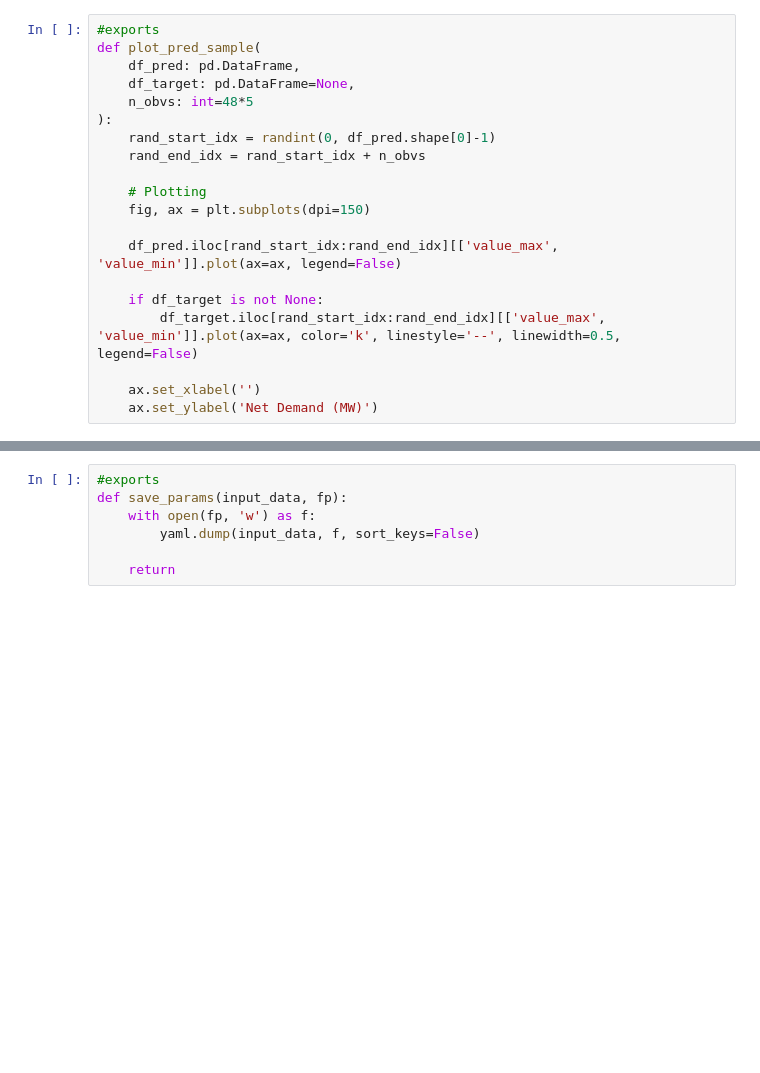
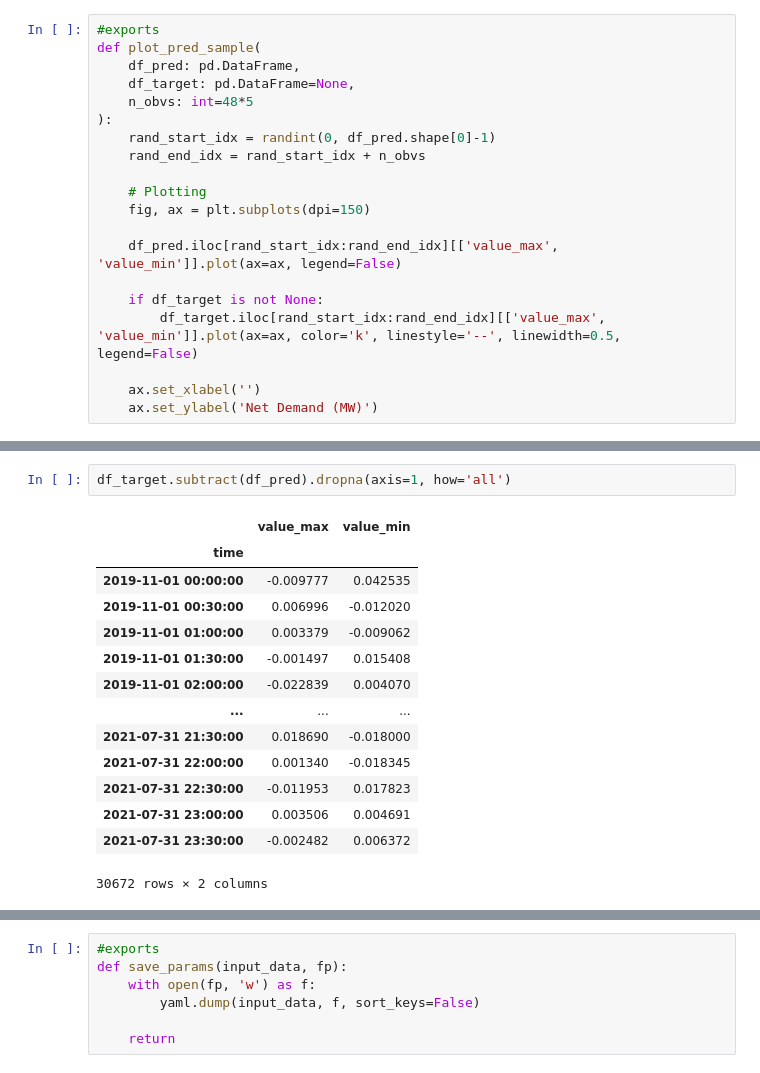
Before and after one commit to AyrtonB/WPD-Hackathon, a Jupyter notebook: nbs/04-model-suite.ipynb, the cells around one changed output, grey strips where cells are left out. Drawn from its saved outputs; the diff is of its cells as text; blank space fills up the shorter version.

```diff
--- a/nbs/04-model-suite.ipynb
+++ b/nbs/04-model-suite.ipynb
@@ -316,0 +334,17 @@ plot_pred_sample(df_pred, df_target)
+# %%
+df_target.subtract(df_pred).dropna(axis=1, how='all')
+# %% [output]
+|  | value_max | value_min |
+| time |  |  |
+| 2019-11-01 00:00:00 | -0.009777 | 0.042535 |
+| 2019-11-01 00:30:00 | 0.006996 | -0.012020 |
+| 2019-11-01 01:00:00 | 0.003379 | -0.009062 |
+| 2019-11-01 01:30:00 | -0.001497 | 0.015408 |
+| 2019-11-01 02:00:00 | -0.022839 | 0.004070 |
+| ... | ... | ... |
+| 2021-07-31 21:30:00 | 0.018690 | -0.018000 |
+| 2021-07-31 22:00:00 | 0.001340 | -0.018345 |
+| 2021-07-31 22:30:00 | -0.011953 | 0.017823 |
+| 2021-07-31 23:00:00 | 0.003506 | 0.004691 |
+| 2021-07-31 23:30:00 | -0.002482 | 0.006372 |
+30672 rows × 2 columns
```
Also changed, not shown: parts of 6 cells of this notebook, 2 other files.
